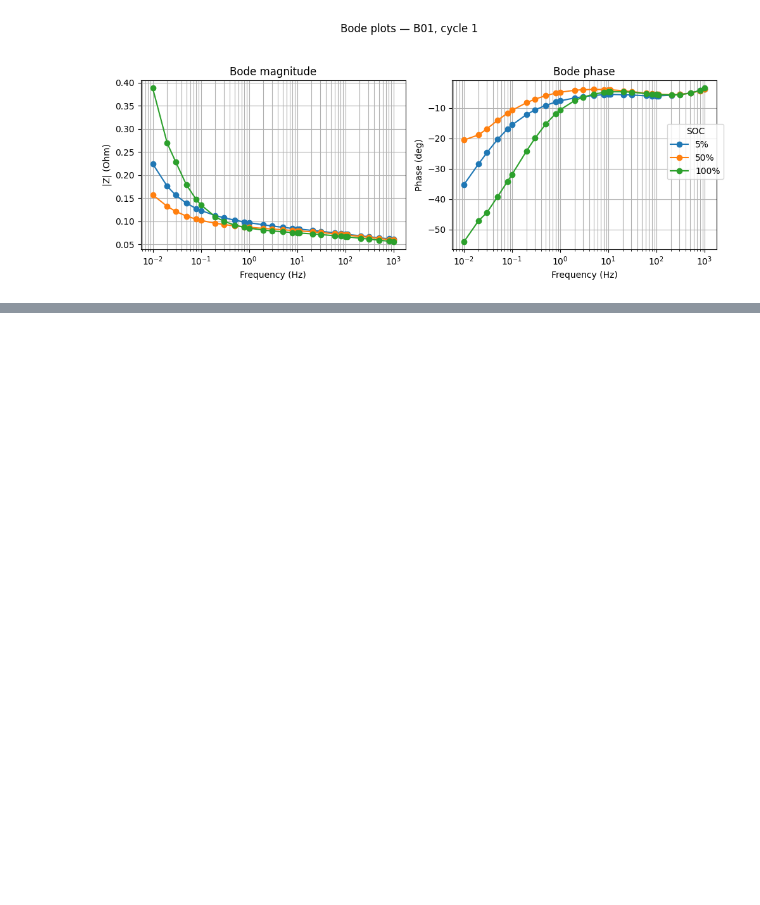
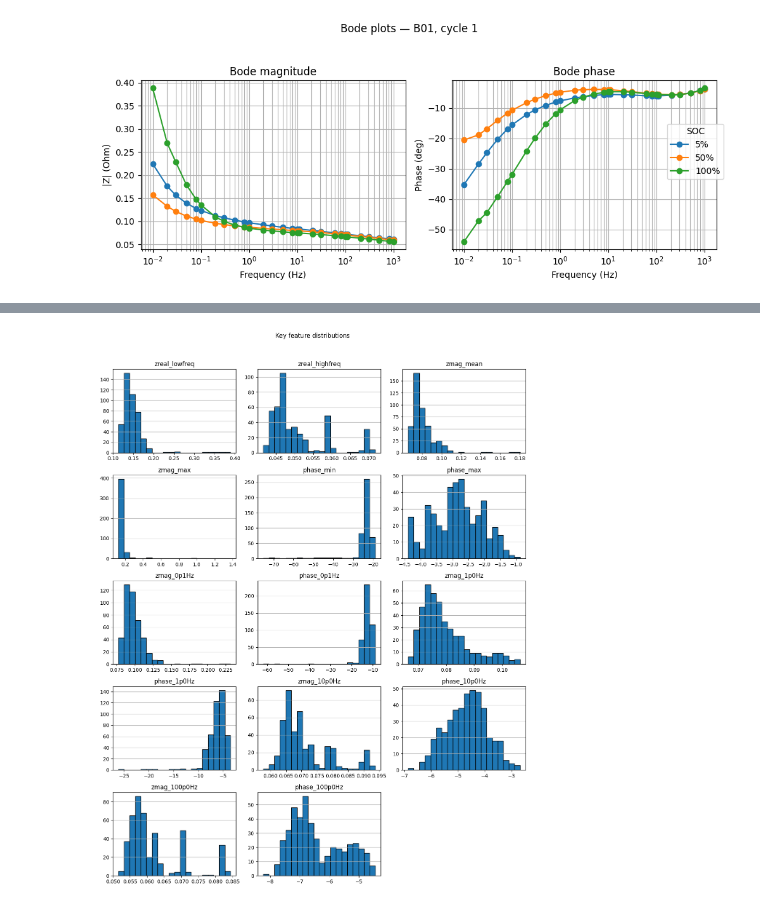
Before and after one commit to ChouaibB/battery-diagnostics-impedance-ml-examples, a Jupyter notebook: notebooks/01_eis_soc_exploration.ipynb, the cells around one changed output, grey strips where cells are left out. Saved outputs shown, nothing was run; the diff lists cells and outputs as text; code cells hidden in the pictures; blank space fills up the shorter version.

Commit message:
extracting features + dist plots + corr heatmap + sig feat. to soc plots

```diff
--- a/notebooks/01_eis_soc_exploration.ipynb
+++ b/notebooks/01_eis_soc_exploration.ipynb
@@ -255,0 +268,4 @@ plt.show()
+# %%
+# Frequencies (within the 0.01–1000 Hz range) where we sample |Z| and phase
+target_freqs = [0.1, 1.0, 10.0, 100.0]
+target_freqs
@@ -255,0 +334,24 @@ plt.show()
+# %%
+key_features = feat_df.columns.values[3:].tolist()
+
+n = len(key_features)
+ncols = 3
+nrows = int(np.ceil(n / ncols))
+
+fig, axes = plt.subplots(nrows=nrows, ncols=ncols, figsize=(12, 3 * nrows))
+axes = axes.flatten()
+
+for ax, feat in zip(axes, key_features):
+    ax.hist(feat_df[feat], bins=20, edgecolor="black")
+    ax.set_title(feat)
+    ax.grid(True, axis="y")
+
+# Hide any unused subplots
+for ax in axes[len(key_features):]:
+    ax.set_visible(False)
+
+fig.suptitle("Key feature distributions", y=1.02)
+plt.tight_layout()
+plt.show()
+# %% [output]
+[figure, added]
```
Also changed, not shown: parts of 10 cells of this notebook.
